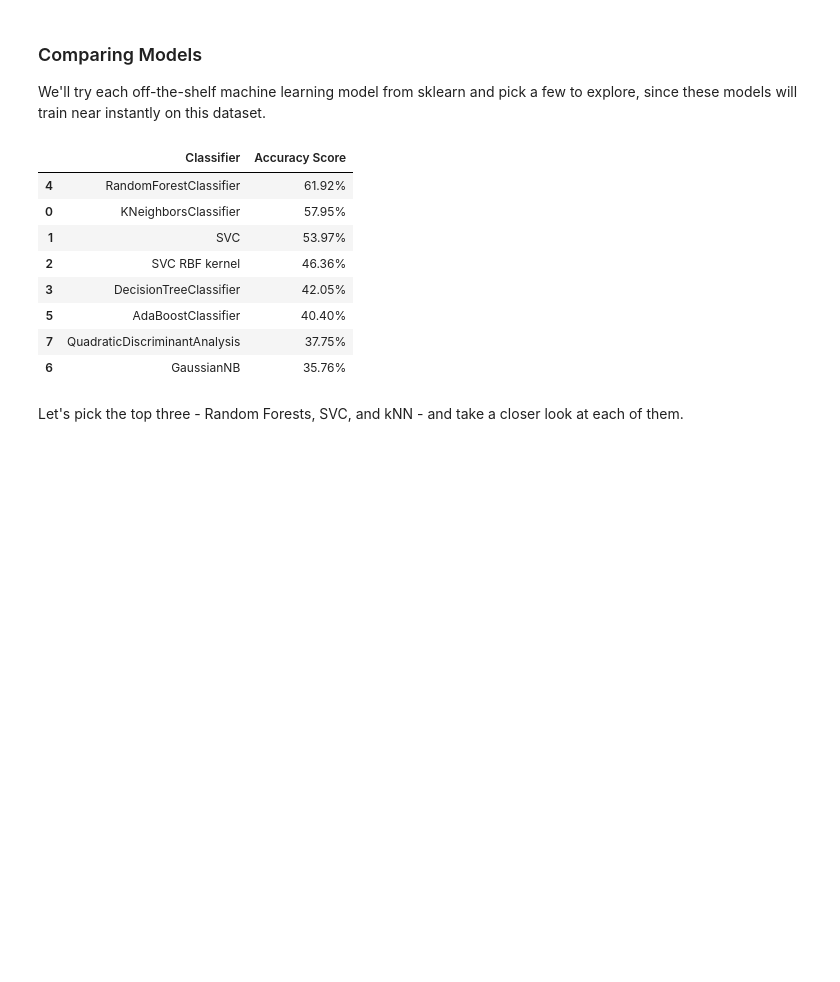
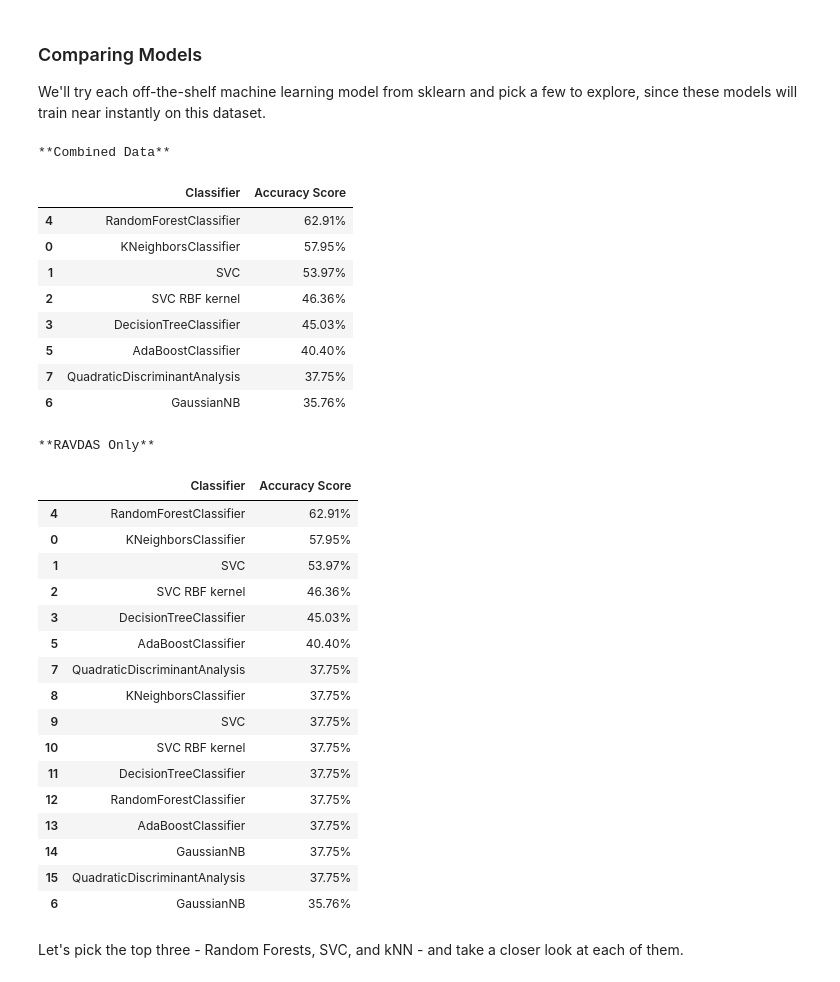
Before and after one commit to Duder5000/Week3-Machine_Learning, a Jupyter notebook: Week_3_MachineLearning.ipynb, the cells around one changed output. Cells and saved outputs as stored; diff of their text form; code cells hidden in the pictures; blank space fills up the shorter version.

```diff
--- a/Week_3_MachineLearning.ipynb
+++ b/Week_3_MachineLearning.ipynb
@@ -509,6 +509,7 @@ classification_models = [
     GaussianNB(),
     QuadraticDiscriminantAnalysis()]
 
+print("**Combined Data**")
 scores = []
 for model in classification_models:
     model.fit(X_train_scaled, y_train)
@@ -520,15 +521,48 @@ for model in classification_models:
 scores_df = pd.DataFrame(scores,columns=['Classifier','Accuracy Score'])
 scores_df.sort_values(by='Accuracy Score',axis=0,ascending=False)
 # %% [output]
+**Combined Data**
 |  | Classifier | Accuracy Score |
-| 4 | RandomForestClassifier | 61.92% |
+| 4 | RandomForestClassifier | 62.91% |
 | 0 | KNeighborsClassifier | 57.95% |
 | 1 | SVC | 53.97% |
 | 2 | SVC RBF kernel | 46.36% |
-| 3 | DecisionTreeClassifier | 42.05% |
+| 3 | DecisionTreeClassifier | 45.03% |
 | 5 | AdaBoostClassifier | 40.40% |
 | 7 | QuadraticDiscriminantAnalysis | 37.75% |
 | 6 | GaussianNB | 35.76% |
+# %%
+#RAVDAS Only
+print("**RAVDAS Only**")
+scoresOLD = []
+for model in classification_models:
+    model.fit(X_trainOLD_scaled, y_trainOLD)
+    scoreOLD = model.score(X_testOLD_scaled, y_testOLD)
+    model_nameOLD = type(model).__name__
+    if model_nameOLD =='SVC' and model.kernel=='rbf': model_nameOLD+=' RBF kernel'
+    scores.append((model_nameOLD,(f'{100*score:.2f}%')))
+# Make it pretty
+scoresOLD_df = pd.DataFrame(scores,columns=['Classifier','Accuracy Score'])
+scoresOLD_df.sort_values(by='Accuracy Score',axis=0,ascending=False)
+# %% [output]
+**RAVDAS Only**
+|  | Classifier | Accuracy Score |
+| 4 | RandomForestClassifier | 62.91% |
+| 0 | KNeighborsClassifier | 57.95% |
+| 1 | SVC | 53.97% |
+| 2 | SVC RBF kernel | 46.36% |
+| 3 | DecisionTreeClassifier | 45.03% |
+| 5 | AdaBoostClassifier | 40.40% |
+| 7 | QuadraticDiscriminantAnalysis | 37.75% |
+| 8 | KNeighborsClassifier | 37.75% |
+| 9 | SVC | 37.75% |
+| 10 | SVC RBF kernel | 37.75% |
+| 11 | DecisionTreeClassifier | 37.75% |
+| 12 | RandomForestClassifier | 37.75% |
+| 13 | AdaBoostClassifier | 37.75% |
+| 14 | GaussianNB | 37.75% |
+| 15 | QuadraticDiscriminantAnalysis | 37.75% |
+| 6 | GaussianNB | 35.76% |
 # %% [markdown]
 Let's pick the top three - Random Forests, SVC, and kNN - and take a closer look at each of them.
 # %% [markdown]
```
